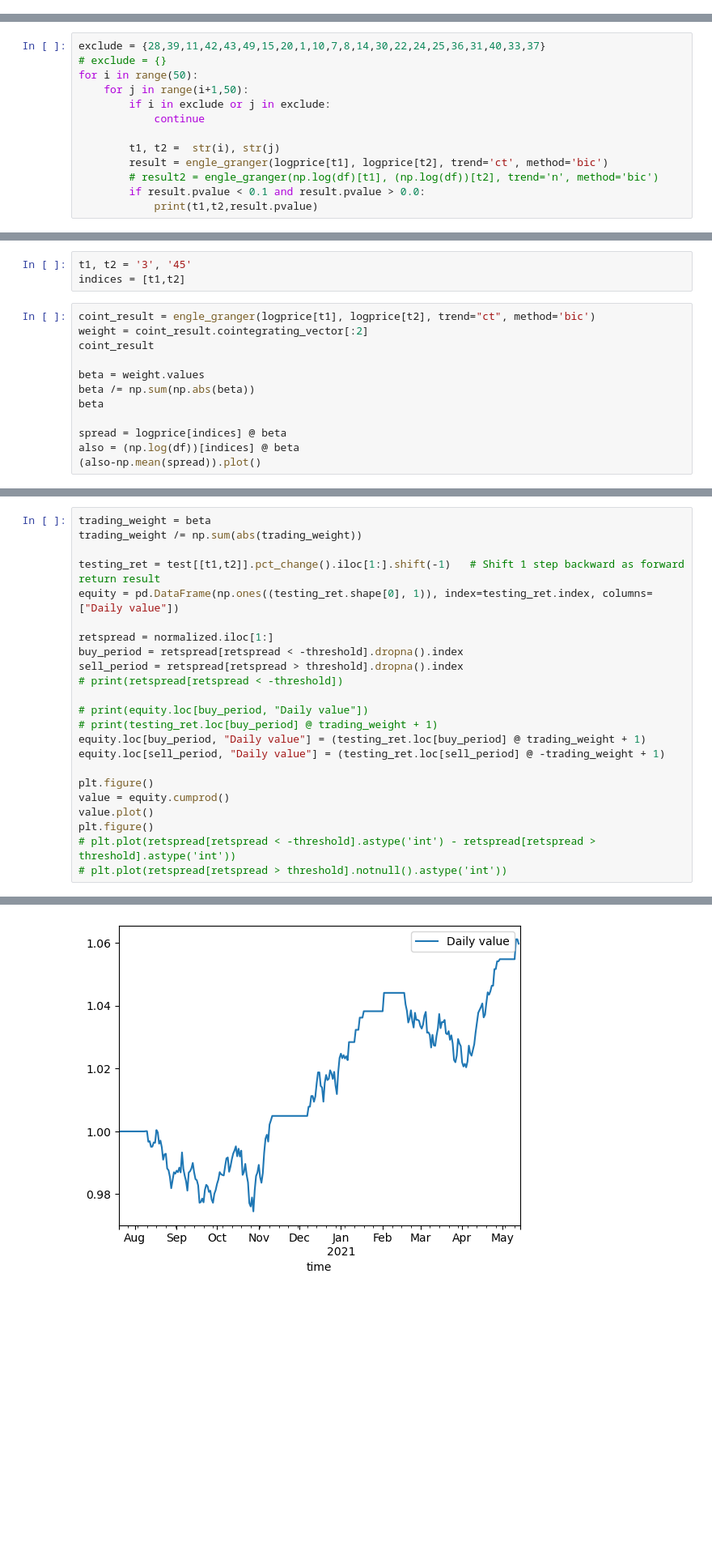
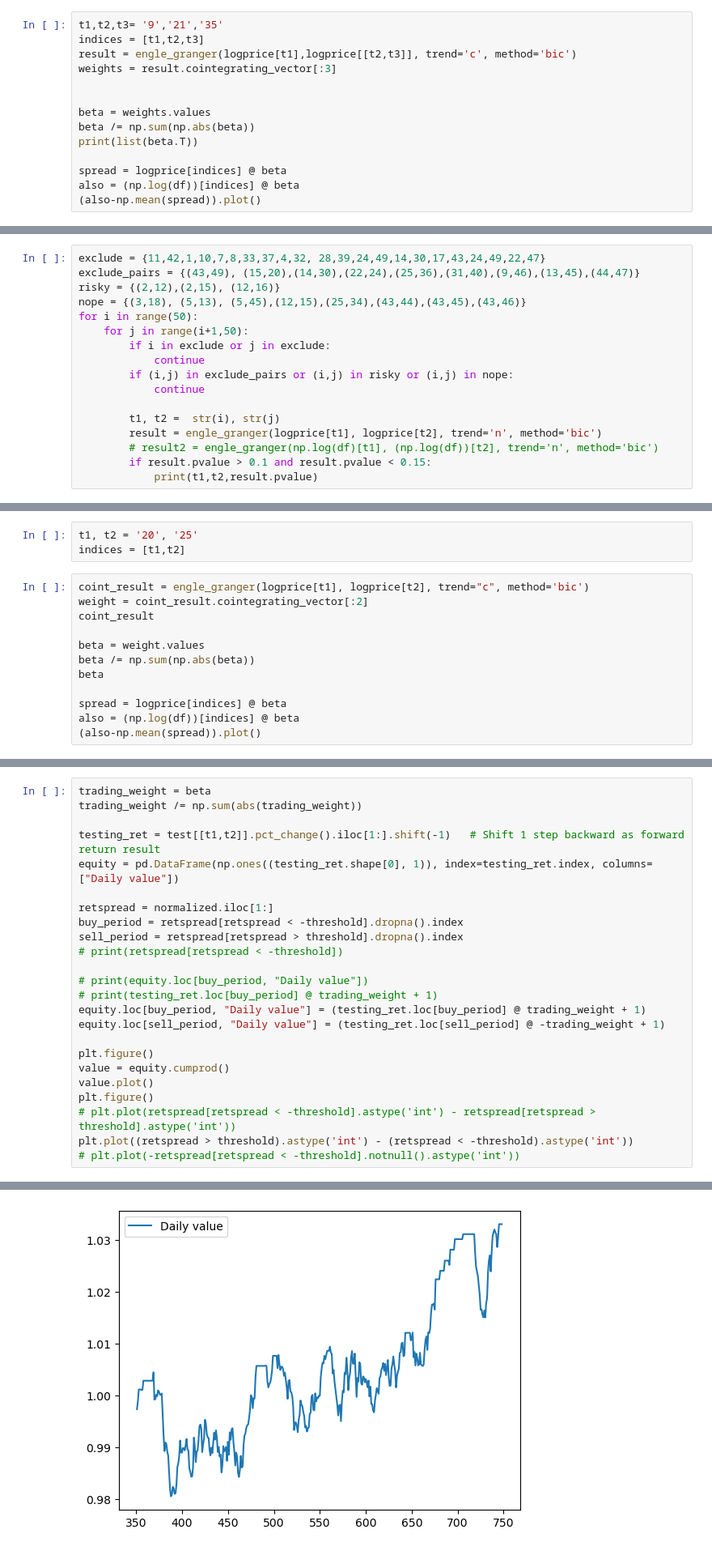
Before and after one commit to Troppydash/algothon, a Jupyter notebook: da/mean2.ipynb, the cells around one changed output, grey strips where cells are left out. Shown at 81% size. Cells and saved outputs as stored; diff of their text form; blank space fills up the shorter version.

```diff
--- a/da/mean2.ipynb
+++ b/da/mean2.ipynb
@@ -58,0 +154,14 @@ logprice['28'].plot()
+# %%
+t1,t2,t3= '9','21','35'
+indices = [t1,t2,t3]
+result = engle_granger(logprice[t1],logprice[[t2,t3]], trend='c', method='bic')
+weights = result.cointegrating_vector[:3]
+
+
+beta = weights.values
+beta /= np.sum(np.abs(beta))
+print(list(beta.T))
+
+spread = logprice[indices] @ beta
+also = (np.log(df))[indices] @ beta
+(also-np.mean(spread)).plot()
@@ -59,14 +172,18 @@ logprice['28'].plot()
 # %%
-exclude = {28,39,11,42,43,49,15,20,1,10,7,8,14,30,22,24,25,36,31,40,33,37}
-# exclude = {}
+exclude = {11,42,1,10,7,8,33,37,4,32, 28,39,24,49,14,30,17,43,24,49,22,47}
+exclude_pairs = {(43,49), (15,20),(14,30),(22,24),(25,36),(31,40),(9,46),(13,45),(44,47)}
+risky = {(2,12),(2,15), (12,16)}
+nope = {(3,18), (5,13), (5,45),(12,15),(25,34),(43,44),(43,45),(43,46)}
 for i in range(50):
     for j in range(i+1,50):
         if i in exclude or j in exclude:
             continue
+        if (i,j) in exclude_pairs or (i,j) in risky or (i,j) in nope:
+            continue
 
         t1, t2 =  str(i), str(j)
-        result = engle_granger(logprice[t1], logprice[t2], trend='ct', method='bic')
+        result = engle_granger(logprice[t1], logprice[t2], trend='n', method='bic')
         # result2 = engle_granger(np.log(df)[t1], (np.log(df))[t2], trend='n', method='bic')
-        if result.pvalue < 0.1 and result.pvalue > 0.0:
+        if result.pvalue > 0.1 and result.pvalue < 0.15:
             print(t1,t2,result.pvalue)
 # %% [output]
@@ -91,10 +213,10 @@ weight
 45   -0.664413
 dtype: float64
 # %%
-t1, t2 = '3', '45'
+t1, t2 = '20', '25'
 indices = [t1,t2]
 # %%
-coint_result = engle_granger(logprice[t1], logprice[t2], trend="ct", method='bic')
+coint_result = engle_granger(logprice[t1], logprice[t2], trend="c", method='bic')
 weight = coint_result.cointegrating_vector[:2]
 coint_result
 
@@ -184,5 +332,6 @@ value = equity.cumprod()
 value.plot()
 plt.figure()
 # plt.plot(retspread[retspread < -threshold].astype('int') - retspread[retspread > threshold].astype('int'))
-# plt.plot(retspread[retspread > threshold].notnull().astype('int'))
+plt.plot((retspread > threshold).astype('int') - (retspread < -threshold).astype('int'))
+# plt.plot(-retspread[retspread < -threshold].notnull().astype('int'))
 # %% [output]
@@ -190,2 +339,2 @@ plt.figure()
 <Figure size 640x480 with 0 Axes>
-[figure, old version]
+[figure, new version]
```
Also changed, not shown: parts of 24 cells of this notebook.
